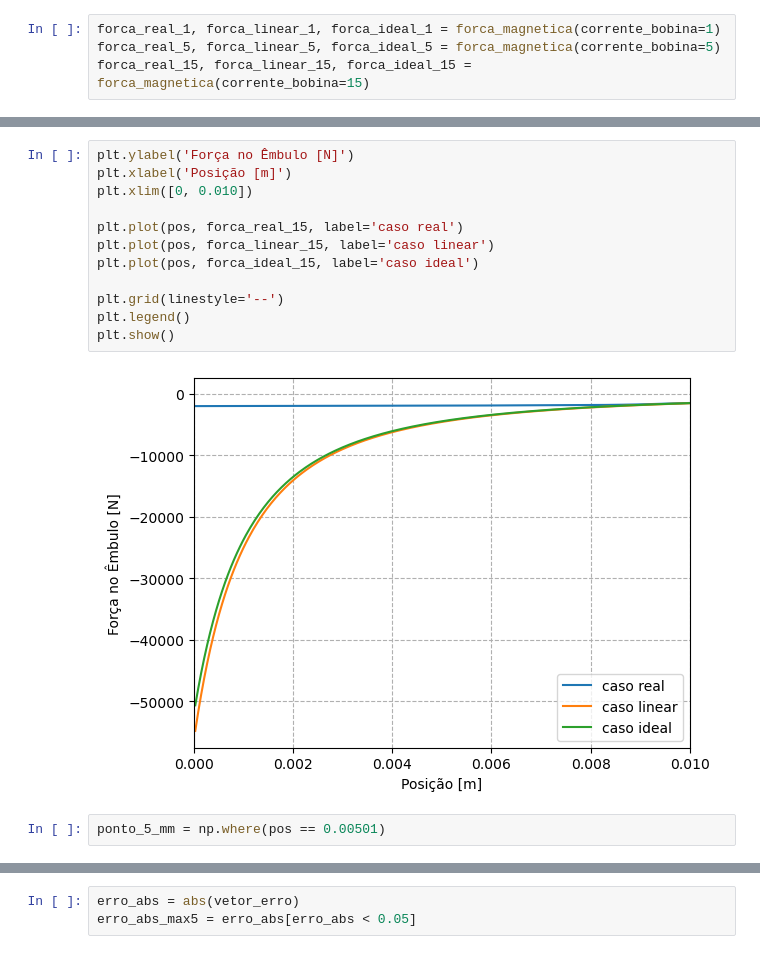
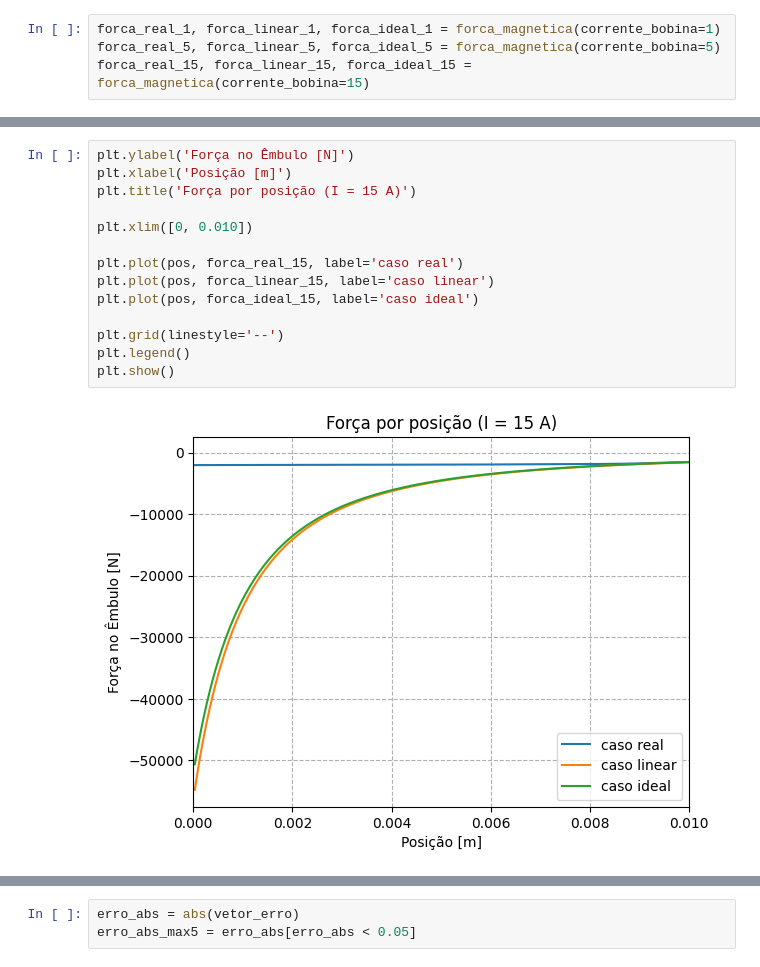
Before and after one commit to Danilo0liveira/conversao-eletromecanica, a Jupyter notebook: ex01.ipynb, the cells around one changed output, grey strips where cells are left out. Saved outputs shown, nothing was run; the diff lists cells and outputs as text.

```diff
--- a/ex01.ipynb
+++ b/ex01.ipynb
@@ -170,16 +173,16 @@ plt.show()
 # %%
 plt.ylabel('Força no Êmbulo [N]')
 plt.xlabel('Posição [m]')
+plt.title('Força por posição (I = 15 A)')
+
 plt.xlim([0, 0.010])
 
 plt.plot(pos, forca_real_15, label='caso real')
 plt.plot(pos, forca_linear_15, label='caso linear')
 plt.plot(pos, forca_ideal_15, label='caso ideal')
 
 plt.grid(linestyle='--')
 plt.legend()
 plt.show()
 # %% [output]
-[figure, old version]
+[figure, new version]
-# %%
-ponto_5_mm = np.where(pos == 0.00501)
```
Also changed, not shown: parts of 11 cells of this notebook.
